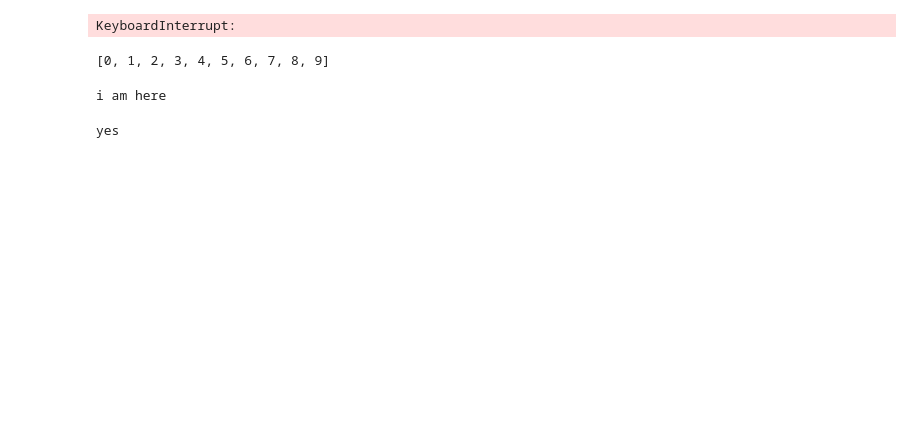
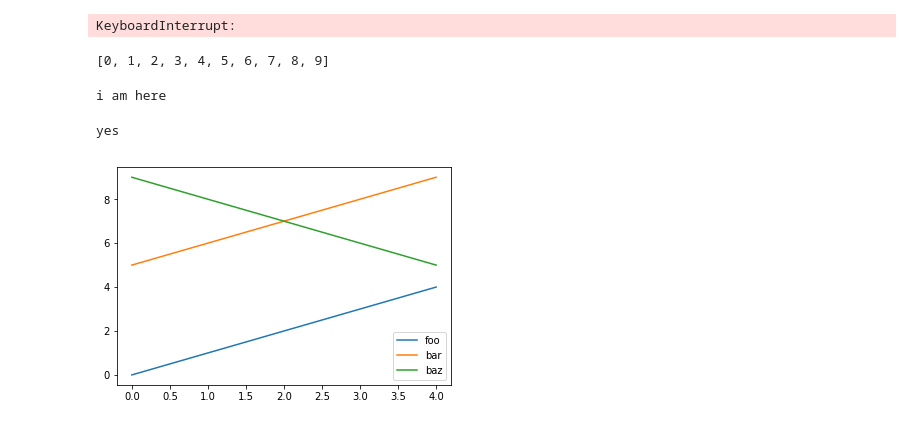
Before and after one commit to skjalg-eriksen/in5550-final, a Jupyter notebook: nli.ipynb, the cells around one changed output. Cells and saved outputs as stored; diff of their text form; code cells hidden in the pictures; blank space fills up the shorter version.

```diff
--- a/nli.ipynb
+++ b/nli.ipynb
@@ -257,6 +257,20 @@ yes
 self.MLP = nn.Sequential(nn.Linear( self.encoder.output_size*4, hidden_size ), # input layer
                          nn.ReLU(), # hidden layer
                          nn.Linear(hidden_size, len(tag_vocab))) # ouput layer
+# %%
+import matplotlib.pyplot as plt
+
+x = [0, 1, 2, 3, 4]
+y = [ [0, 1, 2, 3, 4], [5, 6, 7, 8, 9], [9, 8, 7, 6, 5] ]
+labels = ['foo', 'bar', 'baz']
+
+for y_arr, label in zip(y, labels):
+    plt.plot(x, y_arr, label=label)
+
+plt.legend()
+plt.show()
+# %% [output]
+[figure, added]
 # %%
 #tensorboard.notebook.start('--logdir ./runs')
 #http://www.erogol.com/use-tensorboard-pytorch/#viewSource
```
Also changed, not shown: parts of 1 cell of this notebook, 2 other files.
